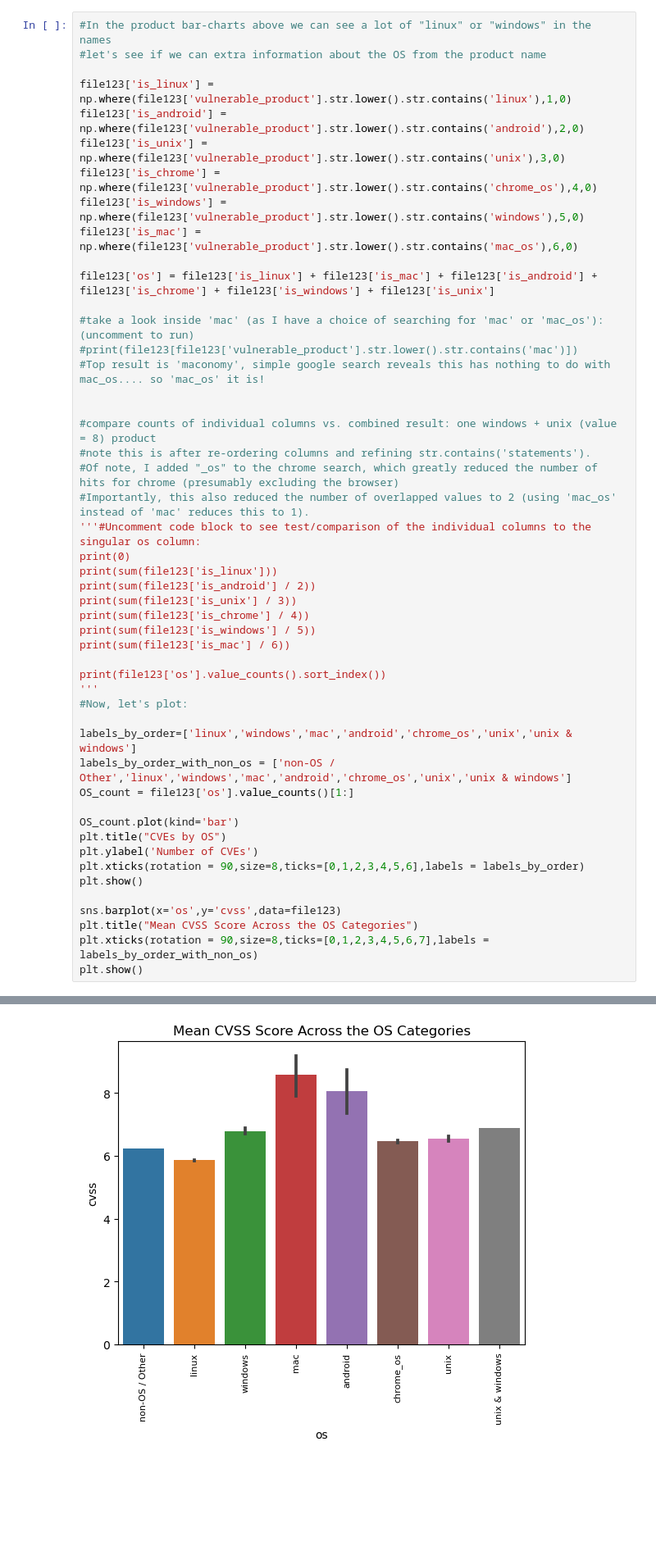
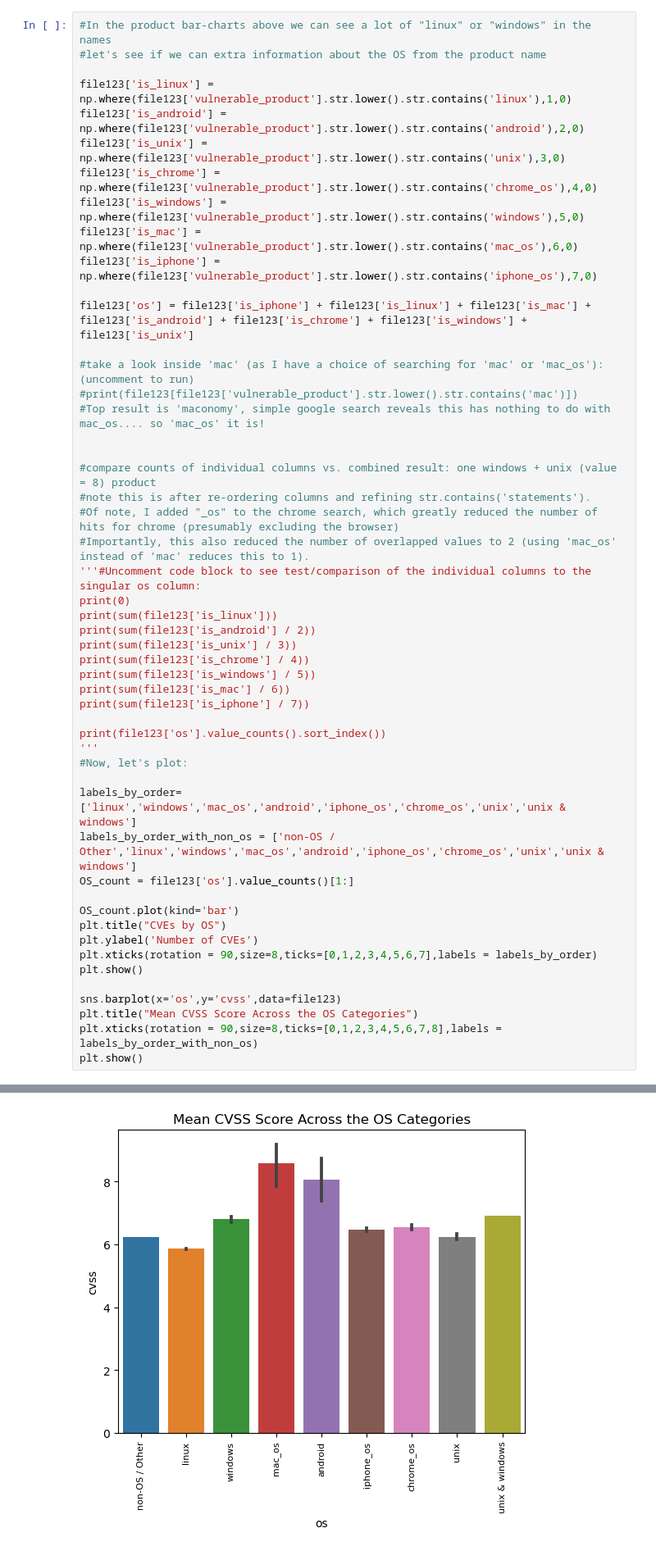
Before and after one commit to BenCaiello/BenCaiello, a Jupyter notebook: CVE dataset.ipynb, the cells around one changed output, grey strips where cells are left out. Shown: that part at 82% size. Cells and saved outputs as stored; diff of their text form; blank space fills up the shorter version.

```diff
--- a/CVE dataset.ipynb
+++ b/CVE dataset.ipynb
@@ -275,8 +275,9 @@ file123['is_unix'] = np.where(file123['vulnerable_product'].str.lower().str.cont
 file123['is_chrome'] = np.where(file123['vulnerable_product'].str.lower().str.contains('chrome_os'),4,0)
 file123['is_windows'] = np.where(file123['vulnerable_product'].str.lower().str.contains('windows'),5,0)
 file123['is_mac'] = np.where(file123['vulnerable_product'].str.lower().str.contains('mac_os'),6,0)
+file123['is_iphone'] = np.where(file123['vulnerable_product'].str.lower().str.contains('iphone_os'),7,0)
 
-file123['os'] = file123['is_linux'] + file123['is_mac'] + file123['is_android'] + file123['is_chrome'] + file123['is_windows'] + file123['is_unix']
+file123['os'] = file123['is_iphone'] + file123['is_linux'] + file123['is_mac'] + file123['is_android'] + file123['is_chrome'] + file123['is_windows'] + file123['is_unix']
 
 #take a look inside 'mac' (as I have a choice of searching for 'mac' or 'mac_os'): (uncomment to run)
 #print(file123[file123['vulnerable_product'].str.lower().str.contains('mac')])
@@ -295,23 +296,24 @@ print(sum(file123['is_unix'] / 3))
 print(sum(file123['is_chrome'] / 4))
 print(sum(file123['is_windows'] / 5))
 print(sum(file123['is_mac'] / 6))
+print(sum(file123['is_iphone'] / 7))
 
 print(file123['os'].value_counts().sort_index())
 '''
 #Now, let's plot:
 
-labels_by_order=['linux','windows','mac','android','chrome_os','unix','unix & windows']
-labels_by_order_with_non_os = ['non-OS / Other','linux','windows','mac','android','chrome_os','unix','unix & windows']
+labels_by_order=['linux','windows','mac_os','android','iphone_os','chrome_os','unix','unix & windows']
+labels_by_order_with_non_os = ['non-OS / Other','linux','windows','mac_os','android','iphone_os','chrome_os','unix','unix & windows']
 OS_count = file123['os'].value_counts()[1:]
 
 OS_count.plot(kind='bar')
 plt.title("CVEs by OS")
 plt.ylabel('Number of CVEs')
-plt.xticks(rotation = 90,size=8,ticks=[0,1,2,3,4,5,6],labels = labels_by_order)
+plt.xticks(rotation = 90,size=8,ticks=[0,1,2,3,4,5,6,7],labels = labels_by_order)
 plt.show()
 
 sns.barplot(x='os',y='cvss',data=file123)
 plt.title("Mean CVSS Score Across the OS Categories")
-plt.xticks(rotation = 90,size=8,ticks=[0,1,2,3,4,5,6,7],labels = labels_by_order_with_non_os)
+plt.xticks(rotation = 90,size=8,ticks=[0,1,2,3,4,5,6,7,8],labels = labels_by_order_with_non_os)
 plt.show()
 # %% [output]
@@ -319,4 +321,4 @@ plt.show()
-[figure, old version]
+[figure, new version]
 # %% [markdown]
 Perhaps this might have to do with the open-source nature of linux making its CVE's more frequently/easily reported? Linux has dramatically more CVE's in this dataset but the mean CVSS score is noticeably lower than the other common OS's.
 
```
Also changed, not shown: parts of 7 cells of this notebook.
